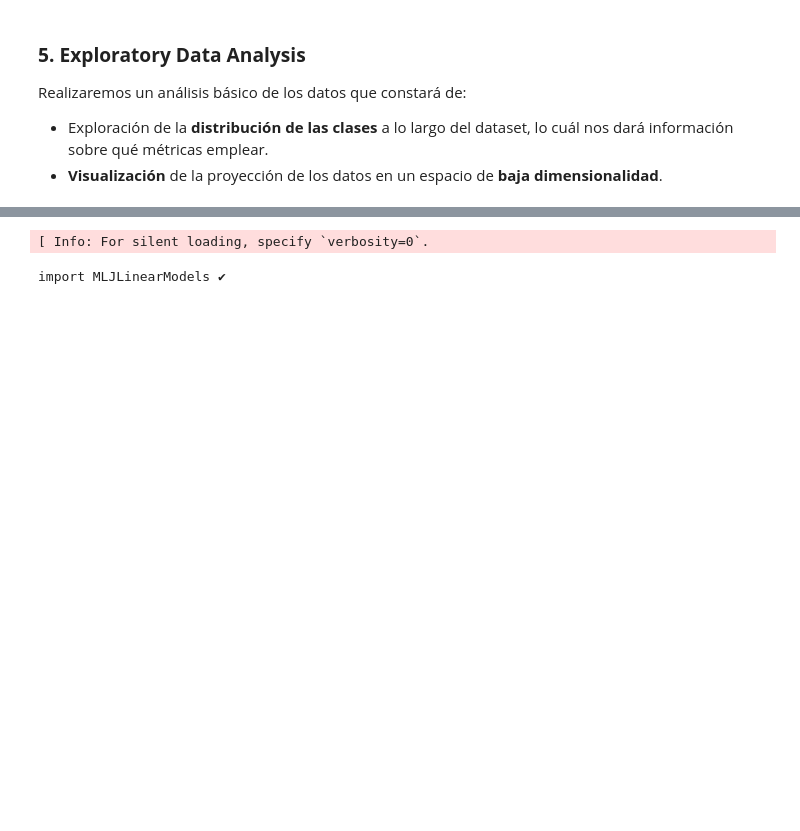
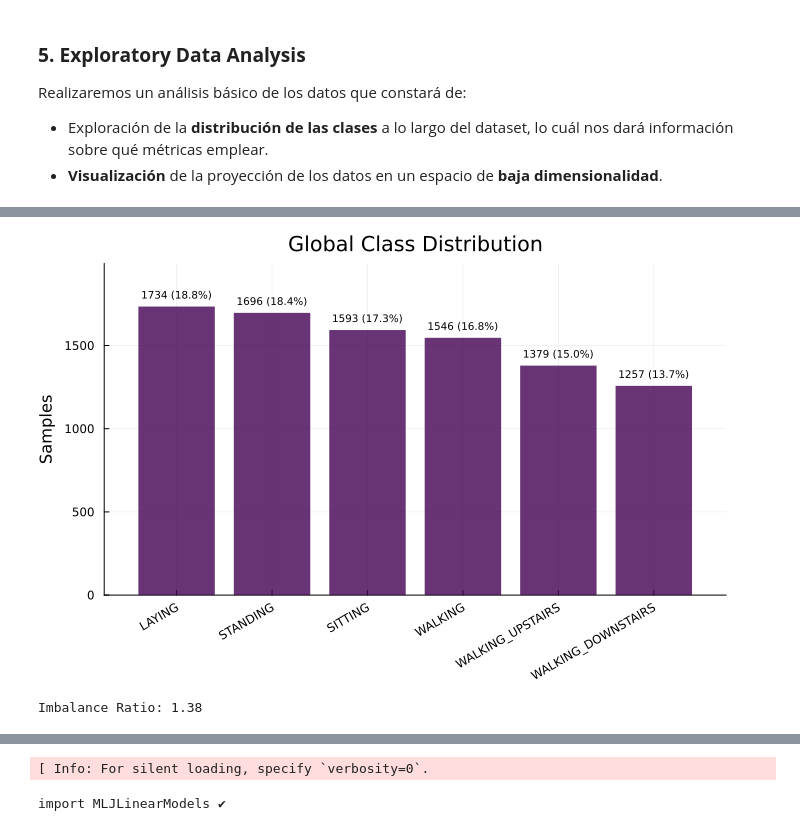
Before and after one commit to albagonzalezpena/MAAAI, a Jupyter notebook: p2/notebooks/experiment.ipynb, the cells around one changed output, grey strips where cells are left out. Saved outputs shown, nothing was run; the diff lists cells and outputs as text; code cells hidden in the pictures; blank space fills up the shorter version.

```diff
--- a/p2/notebooks/experiment.ipynb
+++ b/p2/notebooks/experiment.ipynb
@@ -793,0 +365,18 @@ Dict{Symbol, Any} with 23 entries:
+# %%
+# --- 1. Agregación Global (Distribución de clases) ---
+activity_counts = combine(groupby(train, :Activity), nrow => :Count)
+sort!(activity_counts, :Count, rev=true) # Orden descendente
+
+# --- 2. Preparación Matriz Sujeto-Actividad (Heatmap) ---
+# Agrupar y pivotar
+subj_activity_df = combine(groupby(train, [:subject, :Activity]), nrow => :Count)
+pivot_df = unstack(subj_activity_df, :subject, :Activity, :Count, fill=0)
+sort!(pivot_df, :subject) # Asegurar orden numérico de sujetos
+
+# Extraer matriz y ejes para el plot
+heatmap_matrix = Matrix(pivot_df[:, Not(:subject)])
+activities_x   = names(pivot_df, Not(:subject))
+
+# Eje Y: CategoricalArray para forzar orden numérico (1, 2... 10) y no string (1, 10, 2...)
+subjects_y = pivot_df.subject
+subjects_categorical = categorical(string.(subjects_y), levels=string.(subjects_y), ordered=true)
@@ -793,0 +401,31 @@ Dict{Symbol, Any} with 23 entries:
+# %%
+# Métricas de desbalanceo
+min_c, max_c = extrema(activity_counts.Count)
+imbalance_ratio = max_c / min_c
+
+# Preparar etiquetas con %
+total_n = sum(activity_counts.Count)
+pcts = round.((activity_counts.Count ./ total_n) * 100, digits=1)
+bar_labels = string.(activity_counts.Count, " (", pcts, "%)")
+
+# Visualización
+p_global = bar(
+    activity_counts.Activity, activity_counts.Count,
+    title = "Global Class Distribution",
+    xlabel = "Activity Class", ylabel = "Samples",
+    color = :viridis, alpha = 0.8, legend = false,
+    xrotation = 30, linewidth = 0,
+    ylim = (0, max_c * 1.15), # Margen superior para etiquetas
+    size = (700, 450)
+)
+
+# Anotaciones sobre barras
+anns = [(x, y + (max_c*0.02), text(lbl, 7, :black, :bottom))
+        for (x, y, lbl) in zip(activity_counts.Activity, activity_counts.Count, bar_labels)]
+annotate!(anns)
+
+display(p_global)
+println("Imbalance Ratio: $(round(imbalance_ratio, digits=2))")
+# %% [output]
+[figure, added]
+Imbalance Ratio: 1.38
```
Also changed, not shown: parts of 33 cells of this notebook, 5 other files.
